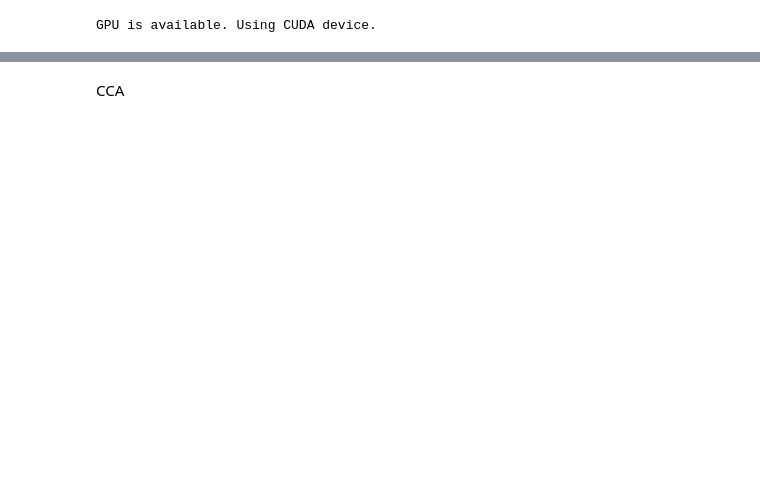
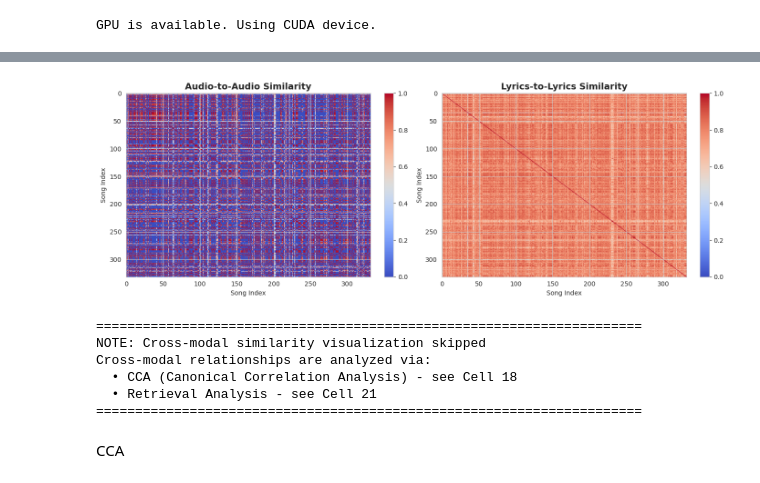
Before and after one commit to GemmaGorey/Dissertation, a Jupyter notebook: Similarity_Analysis_Audio_vs_Lyrics_Features.ipynb, the cells around one changed output, grey strips where cells are left out. Saved outputs shown, nothing was run; the diff lists cells and outputs as text; code cells hidden in the pictures; blank space fills up the shorter version.

```diff
--- a/Similarity_Analysis_Audio_vs_Lyrics_Features.ipynb
+++ b/Similarity_Analysis_Audio_vs_Lyrics_Features.ipynb
@@ -596,40 +656,37 @@ audio_sim, lyrics_sim, cross_modal_sim, self_sim = compute_cosine_similarity_ana
 # %%
-fig, axes = plt.subplots(1, 3, figsize=(18, 5))
+fig, axes = plt.subplots(1, 2, figsize=(14, 5))
 
 # Plot audio similarity
 im1 = axes[0].imshow(audio_sim, cmap='coolwarm', vmin=0, vmax=1, aspect='auto')
 axes[0].set_title('Audio-to-Audio Similarity', fontsize=14, fontweight='bold')
 axes[0].set_xlabel('Song Index')
 axes[0].set_ylabel('Song Index')
 plt.colorbar(im1, ax=axes[0], fraction=0.046)
 
 # Plot lyrics similarity
 im2 = axes[1].imshow(lyrics_sim, cmap='coolwarm', vmin=0, vmax=1, aspect='auto')
 axes[1].set_title('Lyrics-to-Lyrics Similarity', fontsize=14, fontweight='bold')
 axes[1].set_xlabel('Song Index')
 axes[1].set_ylabel('Song Index')
 plt.colorbar(im2, ax=axes[1], fraction=0.046)
 
-# Plot cross-modal similarity (KEY PLOT)
-im3 = axes[2].imshow(cross_modal_sim, cmap='coolwarm', vmin=0, vmax=1, aspect='auto')
-axes[2].set_title('Audio-to-Lyrics Cross-Modal Similarity', fontsize=14, fontweight='bold')
-axes[2].set_xlabel('Lyrics Index')
-axes[2].set_ylabel('Audio Index')
-plt.colorbar(im3, ax=axes[2], fraction=0.046)
-
 plt.tight_layout()
 plt.show()
 
-# Plot histogram of self-similarity
-plt.figure(figsize=(10, 6))
-plt.hist(self_sim, bins=30, color='steelblue', alpha=0.7, edgecolor='black')
-plt.axvline(self_sim.mean(), color='red', linestyle='--', linewidth=2, label=f'Mean: {self_sim.mean():.3f}')
-plt.xlabel('Cosine Similarity (audio vs own lyrics)', fontsize=12)
-plt.ylabel('Frequency', fontsize=12)
-plt.title('Distribution of Self-Similarity Scores', fontsize=14, fontweight='bold')
-plt.legend()
-plt.grid(axis='y', alpha=0.3)
-plt.show()
+print("\n" + "="*70)
+print("NOTE: Cross-modal similarity visualization skipped")
+print("Cross-modal relationships are analyzed via:")
+print("  • CCA (Canonical Correlation Analysis) - see Cell 18")
+print("  • Retrieval Analysis - see Cell 21")
+print("="*70)
+# %% [output]
+[figure, added]
+======================================================================
+NOTE: Cross-modal similarity visualization skipped
+Cross-modal relationships are analyzed via:
+  • CCA (Canonical Correlation Analysis) - see Cell 18
+  • Retrieval Analysis - see Cell 21
+======================================================================
 # %% [markdown]
 CCA
 # %%
```
Also changed, not shown: parts of 17 cells of this notebook.
